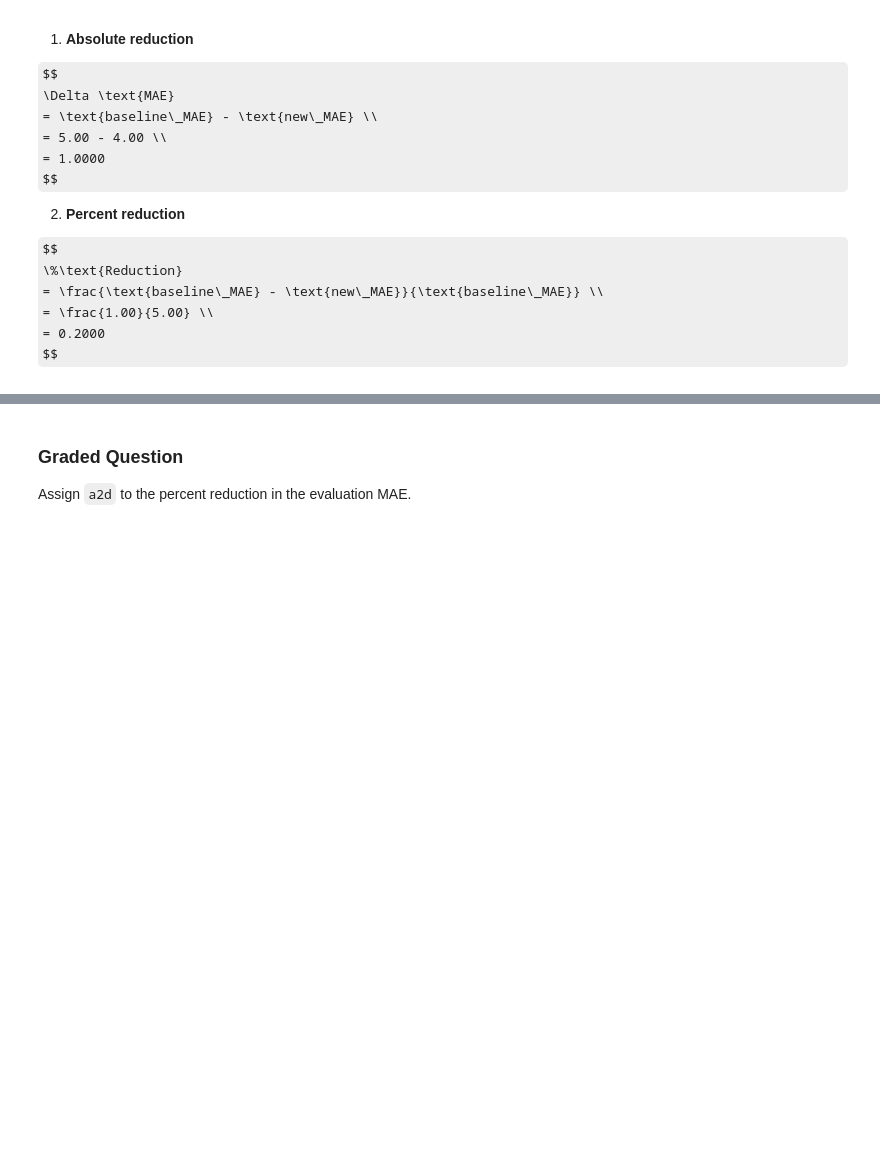
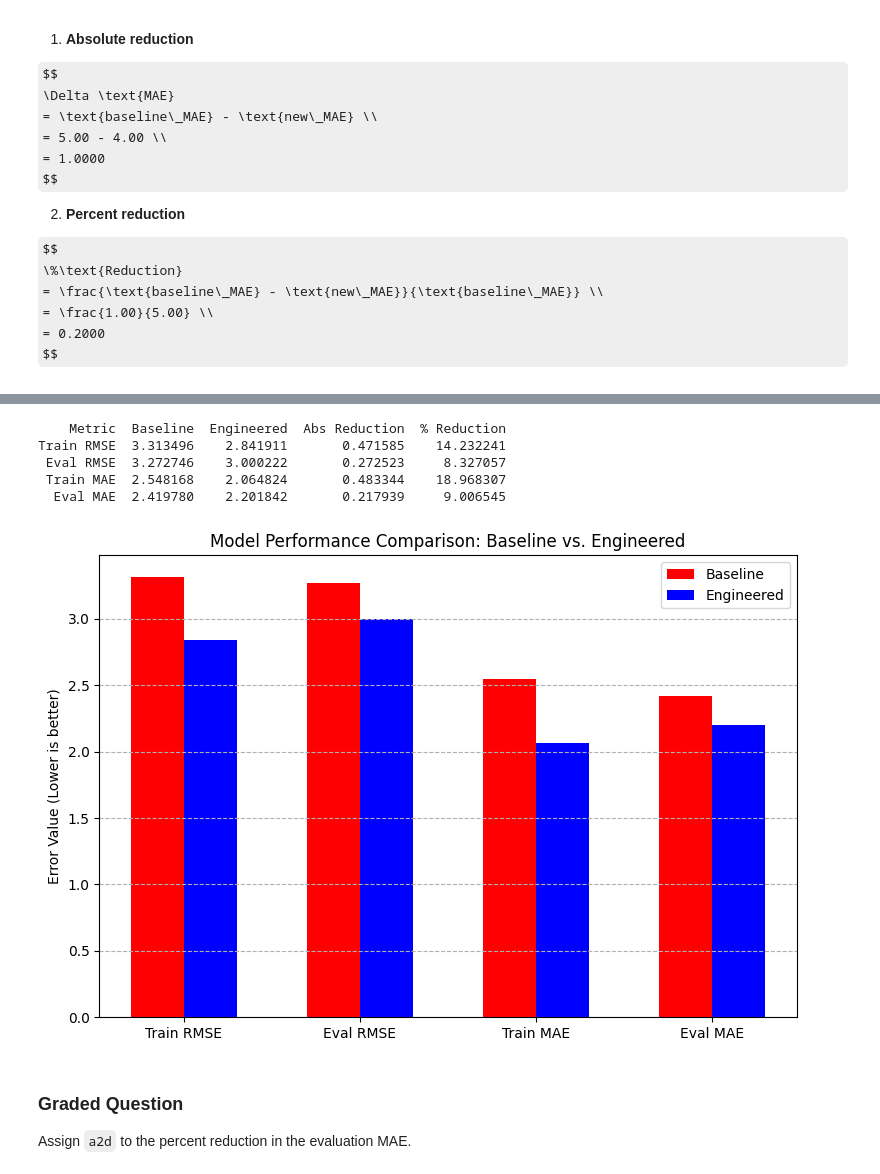
Before and after one commit to rajviu/Module-3-Assignments, a Jupyter notebook: Homework_03.ipynb, the cells around one changed output, grey strips where cells are left out. Saved outputs shown, nothing was run; the diff lists cells and outputs as text; code cells hidden in the pictures; some formulas as TeX source; blank space fills up the shorter version.

```diff
--- a/Homework_03.ipynb
+++ b/Homework_03.ipynb
@@ -871,3 +810,65 @@ Train RMSE  3.313496    2.841911       0.471585    14.232241
+# %%
+# Your code here; add as many cells as you need
+
+import matplotlib.pyplot as plt
+import pandas as pd
+
+# Metrics from Part B (Baseline)
+baseline_metrics = {
+    'Train RMSE': train_rmse, 'Eval RMSE': eval_rmse,
+    'Train MAE': train_mae, 'Eval MAE': eval_mae
+}
+
+# Metrics from Part C (Feature-Engineered)
+engineered_metrics = {
+    'Train RMSE': train_rmse_t, 'Eval RMSE': eval_rmse_t,
+    'Train MAE': train_mae_t, 'Eval MAE': eval_mae_t
+}
+
+# 2 & 3. Compute Reductions
+results = []
+for label in baseline_metrics.keys():
+    base = baseline_metrics[label]
+    new = engineered_metrics[label]
+
+    abs_red = base - new
+    pct_red = (abs_red / base) * 100
+
+    results.append({
+        'Metric': label,
+        'Baseline': base,
+        'Engineered': new,
+        'Abs Reduction': abs_red,
+        '% Reduction': pct_red
+    })
+
+# Display the numerical results
+results_df = pd.DataFrame(results)
+print(results_df.to_string(index=False))
+
+# 1. Plotting the Comparison
+labels = list(baseline_metrics.keys())
+x = np.arange(len(labels))
+width = 0.3
+
+fig, ax = plt.subplots(figsize=(9, 6))
+rects1 = ax.bar(x - width/2, [baseline_metrics[l] for l in labels], width, label='Baseline', color='red')
+rects2 = ax.bar(x + width/2, [engineered_metrics[l] for l in labels], width, label='Engineered', color='blue')
+
+ax.set_ylabel('Error Value (Lower is better)')
+ax.set_title('Model Performance Comparison: Baseline vs. Engineered')
+ax.set_xticks(x)
+ax.set_xticklabels(labels)
+ax.legend()
+plt.grid(axis='y', linestyle='--')
+plt.show()
+# %% [output]
+    Metric  Baseline  Engineered  Abs Reduction  % Reduction
+Train RMSE  3.313496    2.841911       0.471585    14.232241
+ Eval RMSE  3.272746    3.000222       0.272523     8.327057
+ Train MAE  2.548168    2.064824       0.483344    18.968307
+  Eval MAE  2.419780    2.201842       0.217939     9.006545
+[figure, added]
 # %% [markdown]
 ### Graded Question
 
```
Also changed, not shown: parts of 7 cells of this notebook.
